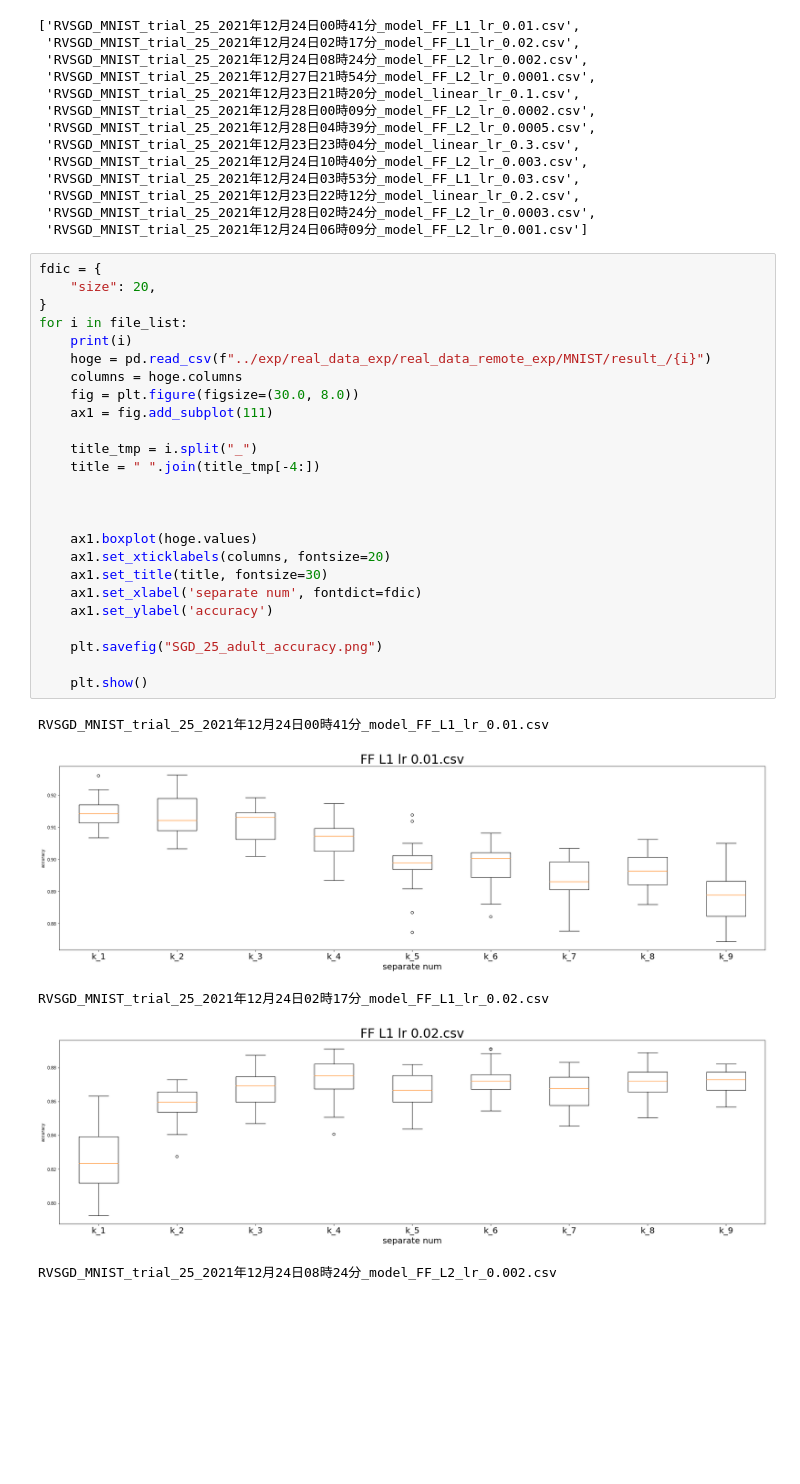
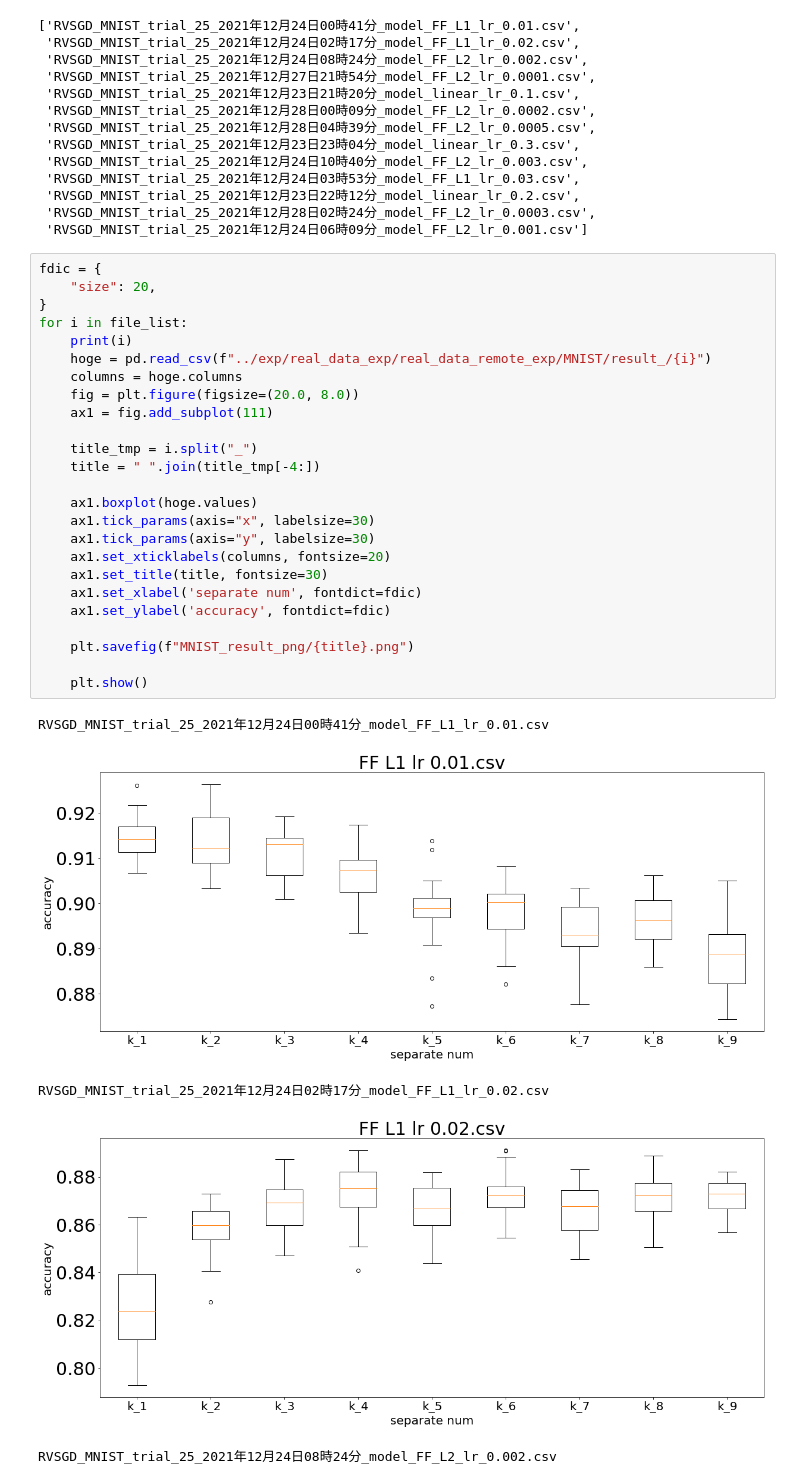
Before and after one commit to NaokiNakamichi/ML, a Jupyter notebook: GD/memo/memo29.ipynb, the cells around one changed output. Saved outputs shown, nothing was run; the diff lists cells and outputs as text; blank space fills up the shorter version.

```diff
--- a/GD/memo/memo29.ipynb
+++ b/GD/memo/memo29.ipynb
@@ -28,31 +28,31 @@ file_list
 # %%
 fdic = {
     "size": 20,
 }
 for i in file_list:
     print(i)
     hoge = pd.read_csv(f"../exp/real_data_exp/real_data_remote_exp/MNIST/result_/{i}")
     columns = hoge.columns
-    fig = plt.figure(figsize=(30.0, 8.0))
+    fig = plt.figure(figsize=(20.0, 8.0))
     ax1 = fig.add_subplot(111)
 
     title_tmp = i.split("_")
     title = " ".join(title_tmp[-4:])
 
-
-
     ax1.boxplot(hoge.values)
+    ax1.tick_params(axis="x", labelsize=30)
+    ax1.tick_params(axis="y", labelsize=30)
     ax1.set_xticklabels(columns, fontsize=20)
     ax1.set_title(title, fontsize=30)
     ax1.set_xlabel('separate num', fontdict=fdic)
-    ax1.set_ylabel('accuracy')
+    ax1.set_ylabel('accuracy', fontdict=fdic)
 
-    plt.savefig("SGD_25_adult_accuracy.png")
+    plt.savefig(f"MNIST_result_png/{title}.png")
 
     plt.show()
 # %% [output]
 RVSGD_MNIST_trial_25_2021年12月24日00時41分_model_FF_L1_lr_0.01.csv
-[figure, old version]
+[figure, new version]
 RVSGD_MNIST_trial_25_2021年12月24日02時17分_model_FF_L1_lr_0.02.csv
-[figure, old version]
+[figure, new version]
 RVSGD_MNIST_trial_25_2021年12月24日08時24分_model_FF_L2_lr_0.002.csv
```
Also changed, not shown: parts of 1 cell of this notebook, 15 other files.
